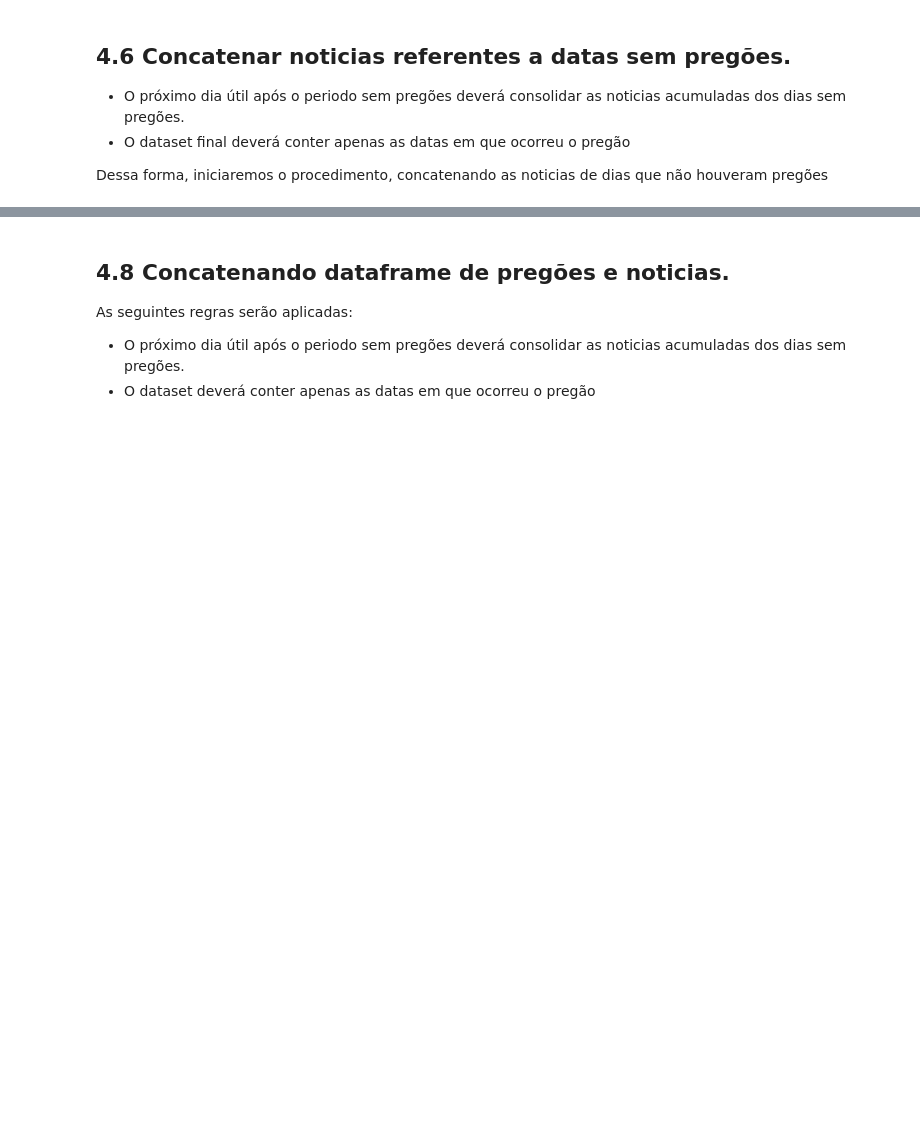
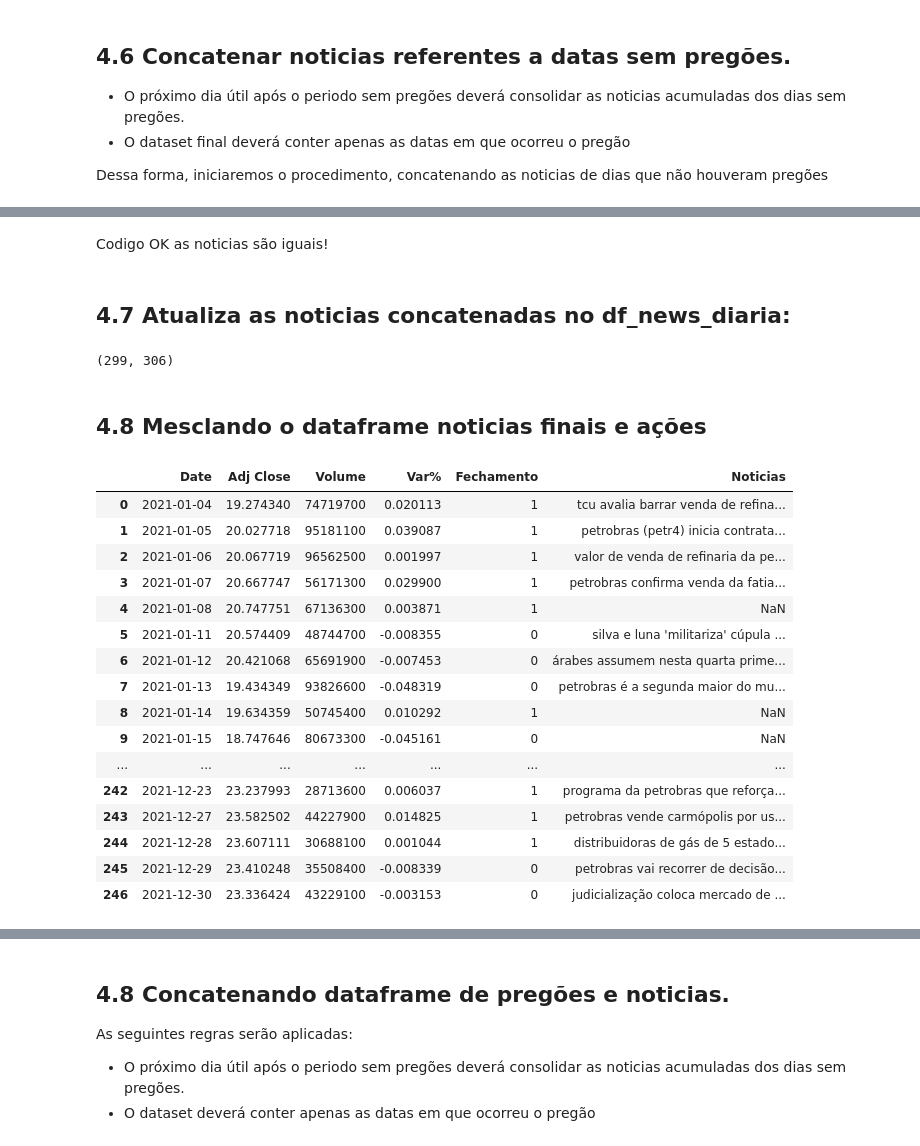
Before and after one commit to webercg/NLP---Daily-News-for-Stock-Market-Prediction, a Jupyter notebook: datasets/Experimentos + EDA.ipynb, the cells around one changed output, grey strips where cells are left out. Saved outputs shown, nothing was run; the diff lists cells and outputs as text; code cells hidden in the pictures; blank space fills up the shorter version.

```diff
--- a/datasets/Experimentos + EDA.ipynb
+++ b/datasets/Experimentos + EDA.ipynb
@@ -412,0 +432,14 @@ df_news_diaria
+# %%
+## Itera sobre dias com pregao
+for i in datas_com_pregao:
+
+    ## Se o dia não tiver noticias retorna a data do dia anterior
+    if i in datas_sem_noticias:
+        dia_anterior = str(int(i[:2])-1) + i[2:10]
+
+        # #Se o dia anterior não tiver pregão
+        if dia_anterior in datas_sem_pregao:
+
+            ## Se o dia anterior tiver noticias:
+            if dia_anterior in datas_com_noticias:
+                print(i)
@@ -586,3 +512,0 @@ array(['2021-01-04T00:00:00.000000000', '2021-01-05T00:00:00.000000000',
-# %%
-df_petro['Date'] = df_petro['Date'].apply(lambda x: pd.to_datetime(str(x) ))
-df_news_diaria['Date'] = df_news_diaria['Date'].apply(lambda x: pd.to_datetime(str(x) ))
@@ -607,0 +605,55 @@ Timestamp('2021-01-08 00:00:00')
+# %% [markdown]
+Codigo OK as noticias são iguais!
+# %% [markdown]
+## 4.7 Atualiza as noticias concatenadas no df_news_diaria:
+# %%
+df_news_diaria_atualizada = df_news_diaria.copy()
+
+# itera sobre os dias com pregão cujo noticias de dias anteriores foram concatenadas:
+for data in df_news_sem_pregao.Date.unique():
+
+    #Filtra pelo dia com pregão que teve noticias concatenada
+    df_noticia_dias_sem_pregao = df_news_sem_pregao[(df_news_sem_pregao['Date']==data)]
+
+
+    #Checa se há registro referente a data no df de noticias
+    df_check_noticias = df_news_diaria_atualizada[(df_news_diaria_atualizada['Date']==data)]
+
+    # Se não houver registros referente á data então o registro deverá ser criado no df de noticias:
+    # Se houver, então o registro será atualizado no df de noticias
+
+    if len(df_check_noticias) > 0:
+
+        #Substitui os registros
+        df_news_diaria_atualizada = df_news_diaria_atualizada.replace ((df_news_diaria_atualizada.loc[df_news_diaria_atualizada['Date'].isin(df_noticia_dias_sem_pregao['Date'])])['Noticias'].values, df_noticia_dias_sem_pregao['Noticias'].values)
+
+    else:
+        #Insere o novo registro
+        df_news_diaria_atualizada = df_news_diaria_atualizada.append(df_noticia_dias_sem_pregao, ignore_index = True)
+# %%
+len(df_news_diaria), len(df_news_diaria_atualizada)
+# %% [output]
+(299, 306)
+# %% [markdown]
+## 4.8 Mesclando o dataframe noticias finais e ações
+# %%
+df_final = pd.merge(left = df_petro, right = df_news_diaria_atualizada, how = 'left', on = 'Date')
+df_final
+# %% [output]
+|  | Date | Adj Close | Volume | Var% | Fechamento | Noticias |
+| 0 | 2021-01-04 | 19.274340 | 74719700 | 0.020113 | 1 | tcu avalia barrar venda de refina... |
+| 1 | 2021-01-05 | 20.027718 | 95181100 | 0.039087 | 1 | petrobras (petr4) inicia contrata... |
+| 2 | 2021-01-06 | 20.067719 | 96562500 | 0.001997 | 1 | valor de venda de refinaria da pe... |
+| 3 | 2021-01-07 | 20.667747 | 56171300 | 0.029900 | 1 | petrobras confirma venda da fatia... |
+| 4 | 2021-01-08 | 20.747751 | 67136300 | 0.003871 | 1 | NaN |
+| 5 | 2021-01-11 | 20.574409 | 48744700 | -0.008355 | 0 | silva e luna 'militariza' cúpula ... |
+| 6 | 2021-01-12 | 20.421068 | 65691900 | -0.007453 | 0 | árabes assumem nesta quarta prime... |
+| 7 | 2021-01-13 | 19.434349 | 93826600 | -0.048319 | 0 | petrobras é a segunda maior do mu... |
+| 8 | 2021-01-14 | 19.634359 | 50745400 | 0.010292 | 1 | NaN |
+| 9 | 2021-01-15 | 18.747646 | 80673300 | -0.045161 | 0 | NaN |
+| ... | ... | ... | ... | ... | ... | ... |
+| 242 | 2021-12-23 | 23.237993 | 28713600 | 0.006037 | 1 | programa da petrobras que reforça... |
+| 243 | 2021-12-27 | 23.582502 | 44227900 | 0.014825 | 1 | petrobras vende carmópolis por us... |
+| 244 | 2021-12-28 | 23.607111 | 30688100 | 0.001044 | 1 | distribuidoras de gás de 5 estado... |
+| 245 | 2021-12-29 | 23.410248 | 35508400 | -0.008339 | 0 | petrobras vai recorrer de decisão... |
+| 246 | 2021-12-30 | 23.336424 | 43229100 | -0.003153 | 0 | judicialização coloca mercado de ... |
```
Also changed, not shown: parts of 43 cells of this notebook.
